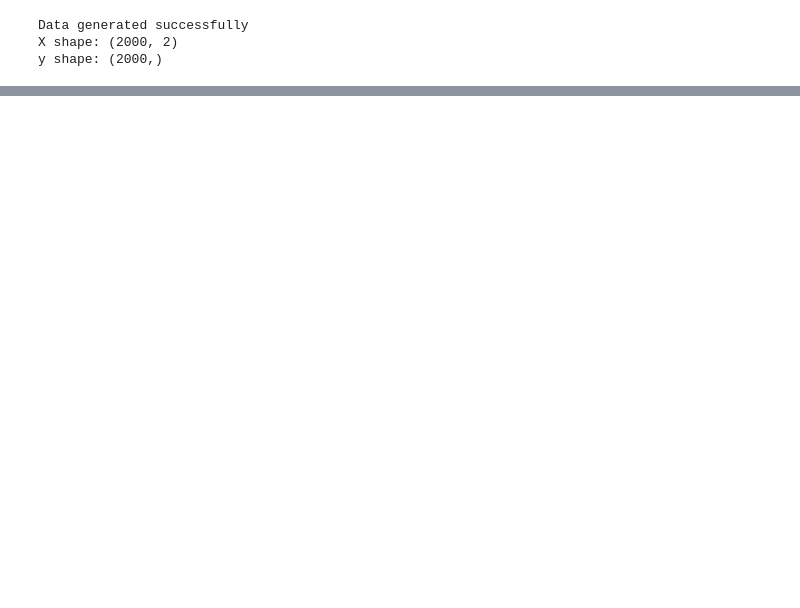
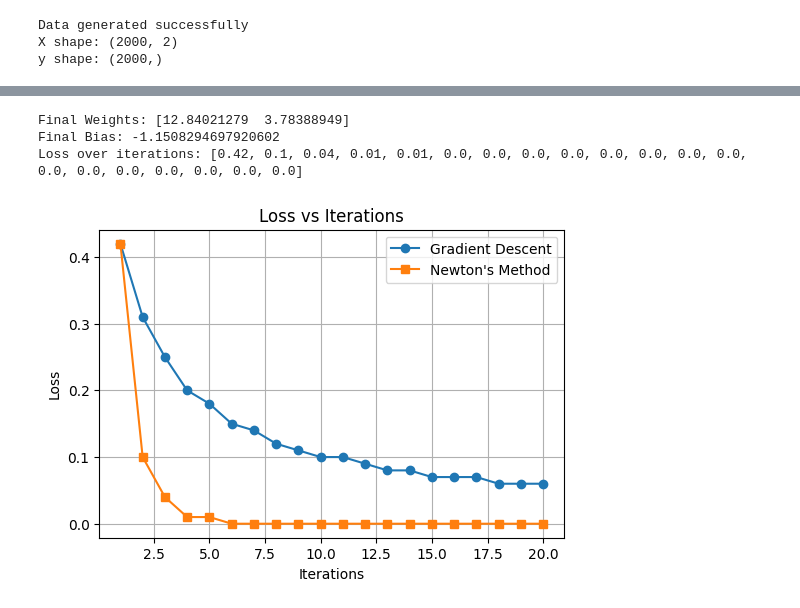
Before and after one commit to samitha278/Pattern-Recognition, a Jupyter notebook: Assignment_2.ipynb, the cells around one changed output, grey strips where cells are left out. Saved outputs shown, nothing was run; the diff lists cells and outputs as text; code cells hidden in the pictures; blank space fills up the shorter version.

```diff
--- a/Assignment_2.ipynb
+++ b/Assignment_2.ipynb
@@ -384,3 +468,73 @@ plt.show()
+# %%
+import numpy as np
+
+# Sigmoid function
+def sigmoid(z):
+    return 1 / (1 + np.exp(-z))
+
+# Binary cross-entropy loss
+def compute_loss(y, y_pred):
+    m = len(y)
+    return - (1/m) * np.sum(y*np.log(y_pred + 1e-9) + (1-y)*np.log(1 - y_pred + 1e-9))
+
+# Newton's Method for Logistic Regression
+def newtons_method(X, y, iters=20):
+    m, n_features = X.shape
+
+    # Xavier initialization
+    np.random.seed(220064)
+    w = np.random.normal(0, 1/np.sqrt(n_features), n_features)
+    b = 0
+    losses = []
+
+    for i in range(iters):
+        z = np.dot(X, w) + b
+        y_pred = sigmoid(z)
+
+        # Gradient
+        grad_w = (1/m) * np.dot(X.T, (y_pred - y))
+        grad_b = (1/m) * np.sum(y_pred - y)
+        # Hessian
+        S = np.diag((y_pred * (1 - y_pred)))
+        H = (1/m) * np.dot(X.T, np.dot(S, X))
+
+        # Update weights using Newton's method
+        H_inv = np.linalg.pinv(H)
+        w -= np.dot(H_inv, grad_w)
+        b -= grad_b / np.mean(np.diag(S))
+
+        # Store loss
+        loss = compute_loss(y, y_pred)
+        losses.append(round(loss.item(), 2))
+
+    return w, b, losses
+
+w_newton, b_newton, losses_newton = newtons_method(X, y, iters=20)
+
+print("Final Weights:", w_newton)
+print("Final Bias:", b_newton)
+print("Loss over iterations:", losses_newton)
+# %% [output]
+Final Weights: [12.84021279  3.78388949]
+Final Bias: -1.1508294697920602
+Loss over iterations: [0.42, 0.1, 0.04, 0.01, 0.01, 0.0, 0.0, 0.0, 0.0, 0.0, 0.0, 0.0, 0.0, 0.0, 0.0, 0.0, 0.0, 0.0, 0.0, 0.0]
+# %%
+import matplotlib.pyplot as plt
+
+_, _, losses_gd = gradient_descent(X, y, lr=0.1, iters=20)
+_, _, losses_newton = newtons_method(X, y, iters=20)
+
+plt.figure(figsize=(6,4))
+plt.plot(range(1, 21), losses_gd, label="Gradient Descent", marker='o')
+plt.plot(range(1, 21), losses_newton, label="Newton's Method", marker='s')
+plt.xlabel("Iterations")
+plt.ylabel("Loss")
+plt.title("Loss vs Iterations")
+plt.legend()
+plt.grid(True)
+plt.show()
+# %% [output]
+[figure, added]
 # %%
 def sigmoid(z):
     return 1 / (1 + np.exp(-np.clip(z, -250, 250)))
```
Also changed, not shown: parts of 9 cells of this notebook.
